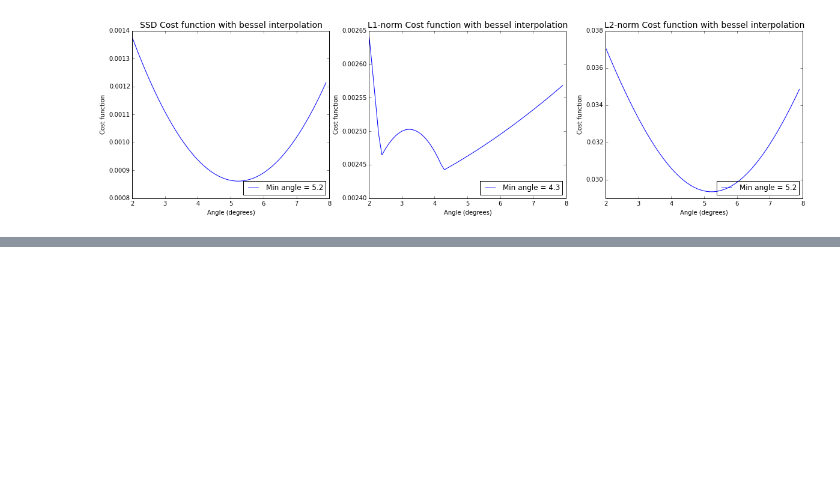
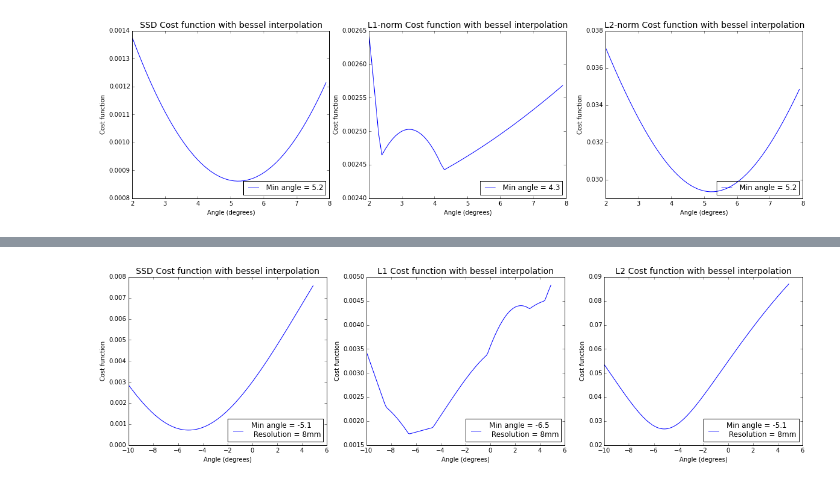
Before and after one commit to zyzdiana/AC297r-Volume-Registration, a Jupyter notebook: Bessel_with_Halton_Sampling.ipynb, the cells around one changed output, grey strips where cells are left out. Cells and saved outputs as stored; diff of their text form; code cells hidden in the pictures; blank space fills up the shorter version.

```diff
--- a/Bessel_with_Halton_Sampling.ipynb
+++ b/Bessel_with_Halton_Sampling.ipynb
@@ -238,0 +278,9 @@ plt.close(fig)
+# %%
+# Resolution 8, rotation along axis 0
+N = 1000
+# Cost function from Bessel Rotation
+thetas=np.arange(-10,5,0.1)
+cost_func = rot_halton_cost_func(list_8mm[0], list_8mm[3], N, thetas, 0, False)
+plot_cost_func(cost_func,8)
+# %% [output]
+[figure, added]
```
Also changed, not shown: parts of 40 cells of this notebook, 2 other files.
